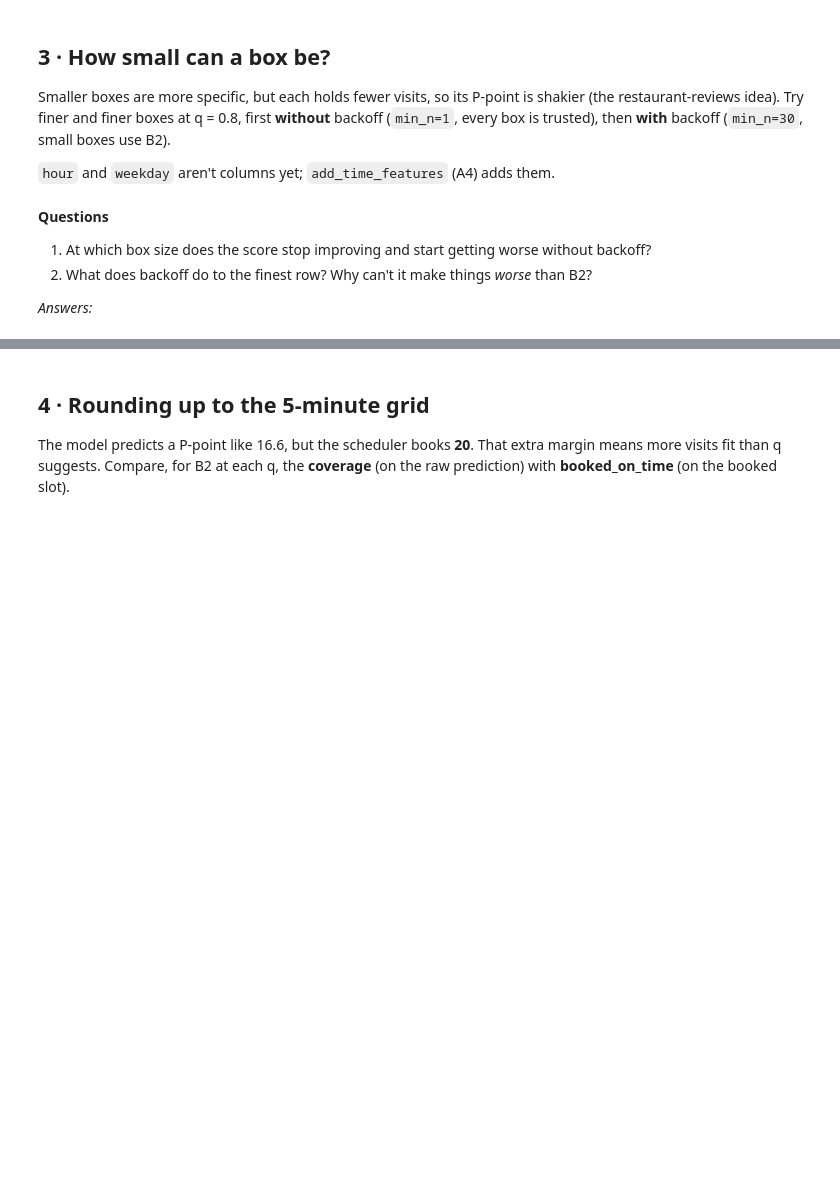
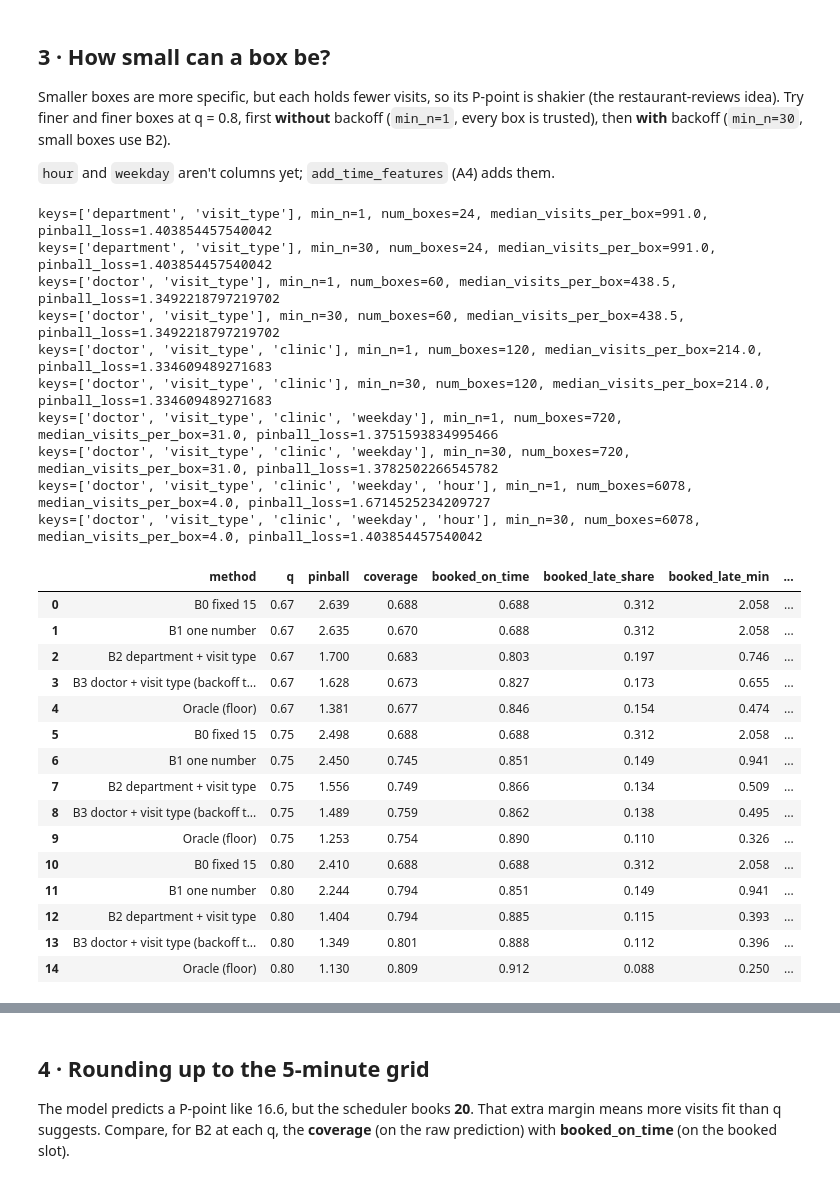
Before and after one commit to rocksolid911/slot-pred-using-lightGBM-XGBoost, a Jupyter notebook: notebooks/A05_baselines.ipynb, the cells around one changed output, grey strips where cells are left out. Cells and saved outputs as stored; diff of their text form; code cells hidden in the pictures; blank space fills up the shorter version.

```diff
--- a/notebooks/A05_baselines.ipynb
+++ b/notebooks/A05_baselines.ipynb
@@ -107,20 +152,58 @@ Smaller boxes are more specific, but each holds fewer visits, so its P-point is
 # %%
 q = 0.8
 train_t, valid_t = add_time_features(train), add_time_features(valid)
 ladder = [
     ["department", "visit_type"],
     ["doctor", "visit_type"],
     ["doctor", "visit_type", "clinic"],
     ["doctor", "visit_type", "clinic", "weekday"],
     ["doctor", "visit_type", "clinic", "weekday", "hour"],
 ]
 # TODO(you): for each keys in ladder, and for min_n in (1, 30):
 #   model = GroupQuantile(keys, q, min_n=min_n, parent=GroupQuantile(["department", "visit_type"], q))
 #   fit on train_t, predict valid_t, and record: number of boxes (len(model.table_)),
 #   the median visits per box (model.counts_.median()), min_n and pinball_loss(y, pred, q)
+
+
+ladder_rows = []
+for keys in ladder:
+    for min_n in (1, 30):
+        model = GroupQuantile(keys, q, min_n=min_n, parent=GroupQuantile(["department", "visit_type"], q))
+        model.fit(train_t)
+        pred = model.predict(valid_t)
+        print(f"keys={keys}, min_n={min_n}, num_boxes={len(model.table_)}, median_visits_per_box={model.counts_.median()}, pinball_loss={pinball_loss(y, pred, q)}")
+        ladder_rows.append({
+            "keys": keys,
+            "min_n": min_n,
+            "num_boxes": len(model.table_),
+            "median_visits_per_box": model.counts_.median(),
+            "pinball_loss": pinball_loss(y, pred, q)
+        })
+display(board)
+# %% [output]
+keys=['department', 'visit_type'], min_n=1, num_boxes=24, median_visits_per_box=991.0, pinball_loss=1.403854457540042
+keys=['department', 'visit_type'], min_n=30, num_boxes=24, median_visits_per_box=991.0, pinball_loss=1.403854457540042
+keys=['doctor', 'visit_type'], min_n=1, num_boxes=60, median_visits_per_box=438.5, pinball_loss=1.3492218797219702
+keys=['doctor', 'visit_type'], min_n=30, num_boxes=60, median_visits_per_box=438.5, pinball_loss=1.3492218797219702
+keys=['doctor', 'visit_type', 'clinic'], min_n=1, num_boxes=120, median_visits_per_box=214.0, pinball_loss=1.334609489271683
+keys=['doctor', 'visit_type', 'clinic'], min_n=30, num_boxes=120, median_visits_per_box=214.0, pinball_loss=1.334609489271683
+keys=['doctor', 'visit_type', 'clinic', 'weekday'], min_n=1, num_boxes=720, median_visits_per_box=31.0, pinball_loss=1.3751593834995466
+keys=['doctor', 'visit_type', 'clinic', 'weekday'], min_n=30, num_boxes=720, median_visits_per_box=31.0, pinball_loss=1.3782502266545782
+keys=['doctor', 'visit_type', 'clinic', 'weekday', 'hour'], min_n=1, num_boxes=6078, median_visits_per_box=4.0, pinball_loss=1.6714525234209727
+keys=['doctor', 'visit_type', 'clinic', 'weekday', 'hour'], min_n=30, num_boxes=6078, median_visits_per_box=4.0, pinball_loss=1.403854457540042
+|  | method | q | pinball | coverage | booked_on_time | booked_late_share | booked_late_min | ... |
+| 0 | B0 fixed 15 | 0.67 | 2.639 | 0.688 | 0.688 | 0.312 | 2.058 | ... |
+| 1 | B1 one number | 0.67 | 2.635 | 0.670 | 0.688 | 0.312 | 2.058 | ... |
+| 2 | B2 department + visit type | 0.67 | 1.700 | 0.683 | 0.803 | 0.197 | 0.746 | ... |
+| 3 | B3 doctor + visit type (backoff t... | 0.67 | 1.628 | 0.673 | 0.827 | 0.173 | 0.655 | ... |
+| 4 | Oracle (floor) | 0.67 | 1.381 | 0.677 | 0.846 | 0.154 | 0.474 | ... |
+| 5 | B0 fixed 15 | 0.75 | 2.498 | 0.688 | 0.688 | 0.312 | 2.058 | ... |
+| 6 | B1 one number | 0.75 | 2.450 | 0.745 | 0.851 | 0.149 | 0.941 | ... |
+| 7 | B2 department + visit type | 0.75 | 1.556 | 0.749 | 0.866 | 0.134 | 0.509 | ... |
+| 8 | B3 doctor + visit type (backoff t... | 0.75 | 1.489 | 0.759 | 0.862 | 0.138 | 0.495 | ... |
+| 9 | Oracle (floor) | 0.75 | 1.253 | 0.754 | 0.890 | 0.110 | 0.326 | ... |
+| 10 | B0 fixed 15 | 0.80 | 2.410 | 0.688 | 0.688 | 0.312 | 2.058 | ... |
+| 11 | B1 one number | 0.80 | 2.244 | 0.794 | 0.851 | 0.149 | 0.941 | ... |
+| 12 | B2 department + visit type | 0.80 | 1.404 | 0.794 | 0.885 | 0.115 | 0.393 | ... |
+| 13 | B3 doctor + visit type (backoff t... | 0.80 | 1.349 | 0.801 | 0.888 | 0.112 | 0.396 | ... |
+| 14 | Oracle (floor) | 0.80 | 1.130 | 0.809 | 0.912 | 0.088 | 0.250 | ... |
-# %% [markdown]
-**Questions**
-1. At which box size does the score stop improving and start getting worse without backoff?
-2. What does backoff do to the finest row? Why can't it make things *worse* than B2?
-
-*Answers:*
```
Also changed, not shown: parts of 10 cells of this notebook, 15 other files.
